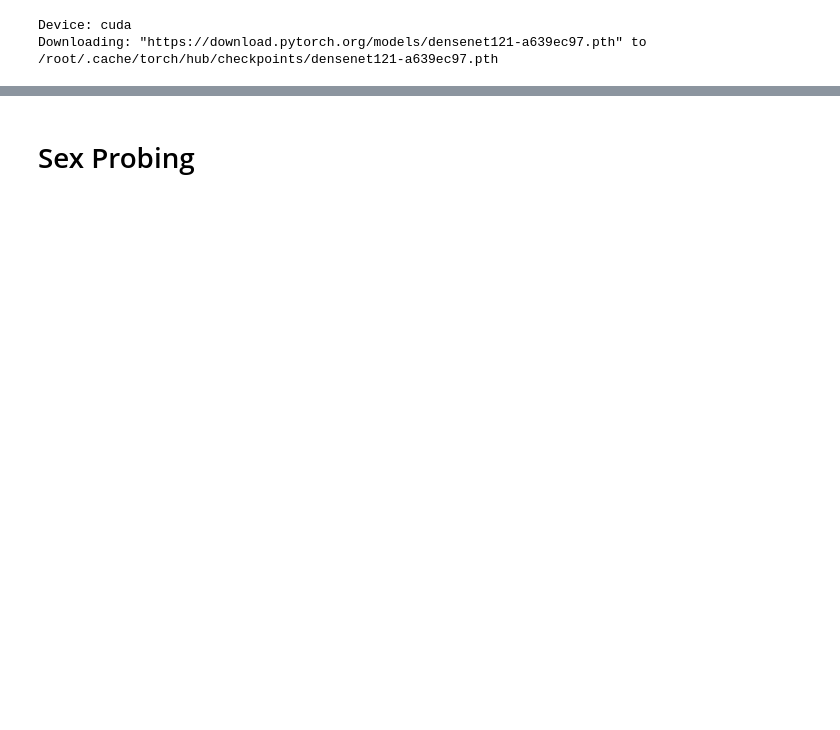
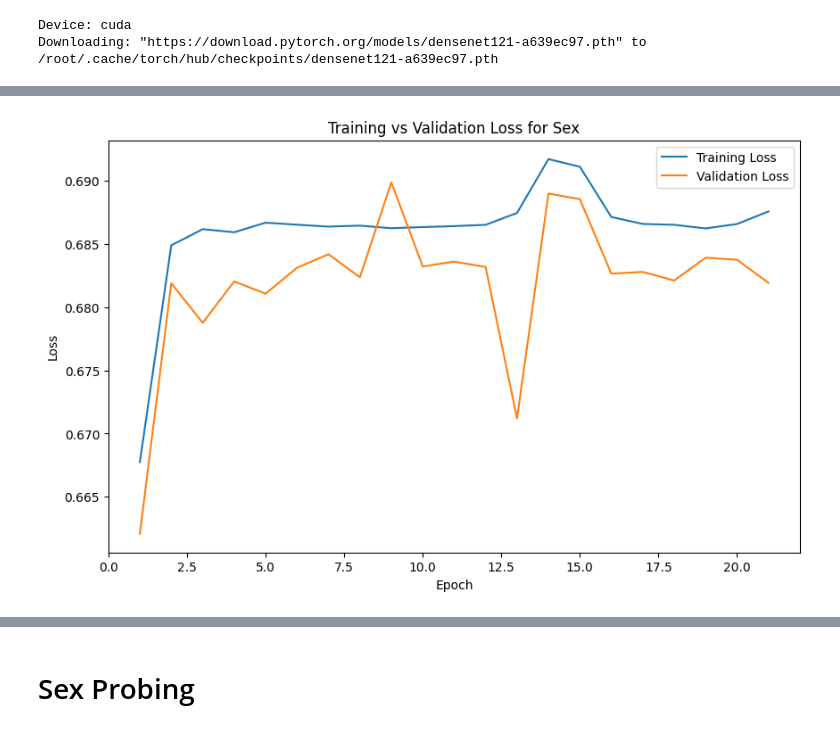
Before and after one commit to weixisee/COMP3931_Individual_Project, a Jupyter notebook: notebook/DANN_Both.ipynb, the cells around one changed output, grey strips where cells are left out. Drawn from its saved outputs; the diff is of its cells as text; code cells hidden in the pictures; blank space fills up the shorter version.

```diff
--- a/notebook/DANN_Both.ipynb
+++ b/notebook/DANN_Both.ipynb
@@ -519,20 +566,29 @@ plt.show()
 # %%
-# plot training vs validation loss for age classifier
+# plot training vs validation loss for sex classifier
 import matplotlib.pyplot as plt
 
 total_epochs = len(training_loss)
 
+best_epoch = data["best_model"]["epoch"]
+best_val_loss = data["best_model"]["val_loss"]
+
+training_sex_loss = data["training_curves"]["train_sex_loss"]
+validation_sex_loss = data["training_curves"]["val_sex_loss"]
+
 plt.figure(figsize=(10, 6))
-plt.plot(range(1, total_epochs+1), training_age_loss, label="Training Loss")
-plt.plot(range(1, total_epochs+1), validation_age_loss, label="Validation Loss")
+plt.plot(range(1, total_epochs+1), training_sex_loss, label="Training Loss")
+plt.plot(range(1, total_epochs+1), validation_sex_loss, label="Validation Loss")
+
 
 plt.xlabel("Epoch")
 plt.ylabel("Loss")
-plt.title("Training vs Validation Loss for age")
+plt.title("Training vs Validation Loss for Sex")
 plt.legend()
 
-timestamp = datetime.now().strftime("%Y%m%d_%H%M%S")
+# timestamp = datetime.now().strftime("%Y%m%d_%H%M%S")
 # plt.savefig(f"/content/drive/MyDrive/IndividualProject/results/figures/adversarial_training_vs_validation_loss_age_{timestamp}.png")
 plt.show()
+# %% [output]
+[figure, added]
 # %%
 # plot disease validation auc
```
Also changed, not shown: parts of 82 cells of this notebook, 1 other file.
